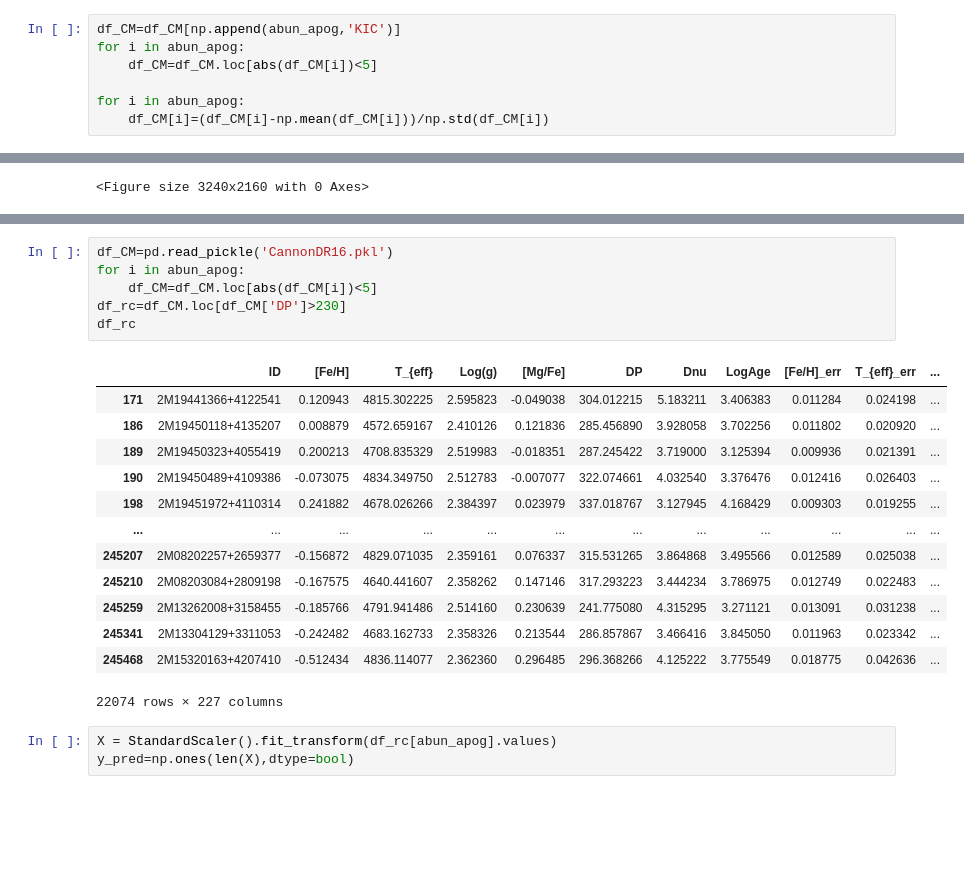
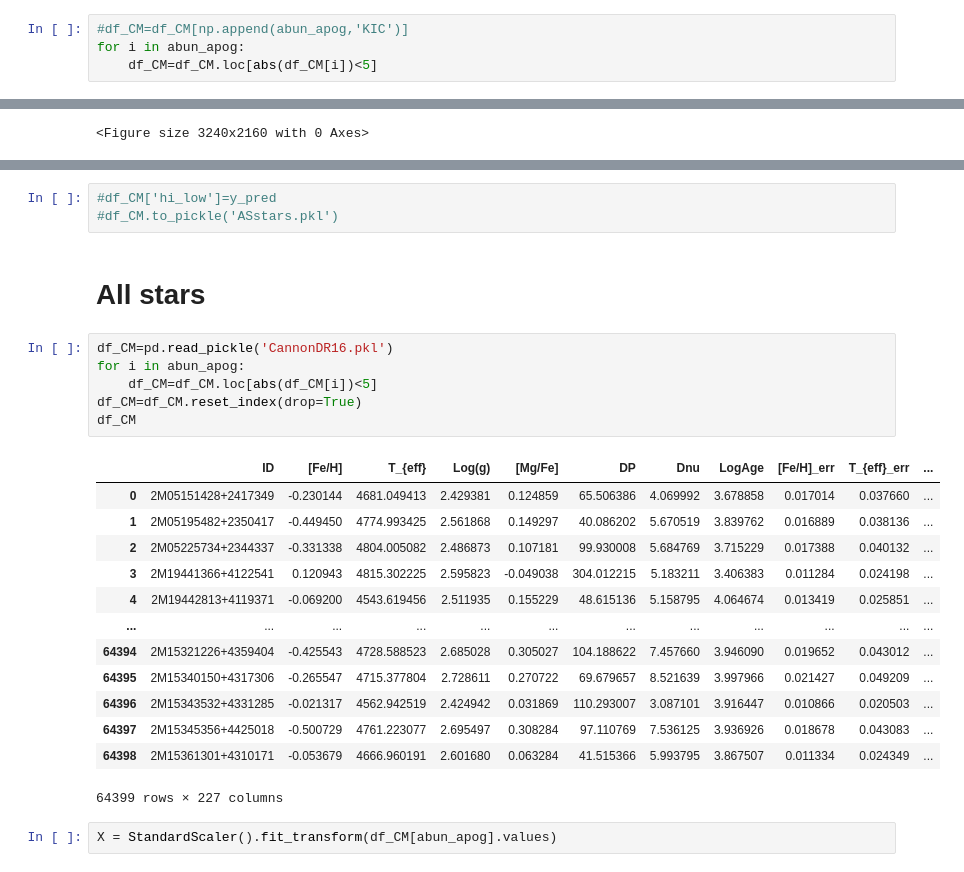
Before and after one commit to lyx12311/HighAlpha, a Jupyter notebook: Clusteralpha.ipynb, the cells around one changed output, grey strips where cells are left out. Cells and saved outputs as stored; diff of their text form; blank space fills up the shorter version.

```diff
--- a/Clusteralpha.ipynb
+++ b/Clusteralpha.ipynb
@@ -69,12 +69,9 @@ df_CM
 | 6726 | 290.007792 | 52.249667 | 12884930.0 | 19200187+5214588 | 4913.600098 | 89.400002 | -0.079 | 0.034 | 0.011 | 0.014 | ... | ... |
 6727 rows × 270 columns
 # %%
-df_CM=df_CM[np.append(abun_apog,'KIC')]
+#df_CM=df_CM[np.append(abun_apog,'KIC')]
 for i in abun_apog:
     df_CM=df_CM.loc[abs(df_CM[i])<5]
-
-for i in abun_apog:
-    df_CM[i]=(df_CM[i]-np.mean(df_CM[i]))/np.std(df_CM[i])
 # %%
 df_CM[abun_apog]
 # %% [output]
@@ -149,27 +146,31 @@ plt.xlabel('[Fe/H]')
 plt.tight_layout()
 # %% [output]
 [figure]
+# %%
+#df_CM['hi_low']=y_pred
+#df_CM.to_pickle('ASstars.pkl')
+# %% [markdown]
+# All stars
 # %%
 df_CM=pd.read_pickle('CannonDR16.pkl')
 for i in abun_apog:
     df_CM=df_CM.loc[abs(df_CM[i])<5]
-df_rc=df_CM.loc[df_CM['DP']>230]
-df_rc
+df_CM=df_CM.reset_index(drop=True)
+df_CM
 # %% [output]
 |  | ID | [Fe/H] | T_{eff} | Log(g) | [Mg/Fe] | DP | Dnu | LogAge | [Fe/H]_err | T_{eff}_err | ... |
-| 171 | 2M19441366+4122541 | 0.120943 | 4815.302225 | 2.595823 | -0.049038 | 304.012215 | 5.183211 | 3.406383 | 0.011284 | 0.024198 | ... |
-| 186 | 2M19450118+4135207 | 0.008879 | 4572.659167 | 2.410126 | 0.121836 | 285.456890 | 3.928058 | 3.702256 | 0.011802 | 0.020920 | ... |
-| 189 | 2M19450323+4055419 | 0.200213 | 4708.835329 | 2.519983 | -0.018351 | 287.245422 | 3.719000 | 3.125394 | 0.009936 | 0.021391 | ... |
-| 190 | 2M19450489+4109386 | -0.073075 | 4834.349750 | 2.512783 | -0.007077 | 322.074661 | 4.032540 | 3.376476 | 0.012416 | 0.026403 | ... |
-| 198 | 2M19451972+4110314 | 0.241882 | 4678.026266 | 2.384397 | 0.023979 | 337.018767 | 3.127945 | 4.168429 | 0.009303 | 0.019255 | ... |
+| 0 | 2M05151428+2417349 | -0.230144 | 4681.049413 | 2.429381 | 0.124859 | 65.506386 | 4.069992 | 3.678858 | 0.017014 | 0.037660 | ... |
+| 1 | 2M05195482+2350417 | -0.449450 | 4774.993425 | 2.561868 | 0.149297 | 40.086202 | 5.670519 | 3.839762 | 0.016889 | 0.038136 | ... |
+| 2 | 2M05225734+2344337 | -0.331338 | 4804.005082 | 2.486873 | 0.107181 | 99.930008 | 5.684769 | 3.715229 | 0.017388 | 0.040132 | ... |
+| 3 | 2M19441366+4122541 | 0.120943 | 4815.302225 | 2.595823 | -0.049038 | 304.012215 | 5.183211 | 3.406383 | 0.011284 | 0.024198 | ... |
+| 4 | 2M19442813+4119371 | -0.069200 | 4543.619456 | 2.511935 | 0.155229 | 48.615136 | 5.158795 | 4.064674 | 0.013419 | 0.025851 | ... |
 | ... | ... | ... | ... | ... | ... | ... | ... | ... | ... | ... | ... |
-| 245207 | 2M08202257+2659377 | -0.156872 | 4829.071035 | 2.359161 | 0.076337 | 315.531265 | 3.864868 | 3.495566 | 0.012589 | 0.025038 | ... |
-| 245210 | 2M08203084+2809198 | -0.167575 | 4640.441607 | 2.358262 | 0.147146 | 317.293223 | 3.444234 | 3.786975 | 0.012749 | 0.022483 | ... |
-| 245259 | 2M13262008+3158455 | -0.185766 | 4791.941486 | 2.514160 | 0.230639 | 241.775080 | 4.315295 | 3.271121 | 0.013091 | 0.031238 | ... |
-| 245341 | 2M13304129+3311053 | -0.242482 | 4683.162733 | 2.358326 | 0.213544 | 286.857867 | 3.466416 | 3.845050 | 0.011963 | 0.023342 | ... |
-| 245468 | 2M15320163+4207410 | -0.512434 | 4836.114077 | 2.362360 | 0.296485 | 296.368266 | 4.125222 | 3.775549 | 0.018775 | 0.042636 | ... |
+| 64394 | 2M15321226+4359404 | -0.425543 | 4728.588523 | 2.685028 | 0.305027 | 104.188622 | 7.457660 | 3.946090 | 0.019652 | 0.043012 | ... |
+| 64395 | 2M15340150+4317306 | -0.265547 | 4715.377804 | 2.728611 | 0.270722 | 69.679657 | 8.521639 | 3.997966 | 0.021427 | 0.049209 | ... |
+| 64396 | 2M15343532+4331285 | -0.021317 | 4562.942519 | 2.424942 | 0.031869 | 110.293007 | 3.087101 | 3.916447 | 0.010866 | 0.020503 | ... |
+| 64397 | 2M15345356+4425018 | -0.500729 | 4761.223077 | 2.695497 | 0.308284 | 97.110769 | 7.536125 | 3.936926 | 0.018678 | 0.043083 | ... |
+| 64398 | 2M15361301+4310171 | -0.053679 | 4666.960191 | 2.601680 | 0.063284 | 41.515366 | 5.993795 | 3.867507 | 0.011334 | 0.024349 | ... |
-22074 rows × 227 columns
+64399 rows × 227 columns
 # %%
-X = StandardScaler().fit_transform(df_rc[abun_apog].values)
-y_pred=np.ones(len(X),dtype=bool)
+X = StandardScaler().fit_transform(df_CM[abun_apog].values)
 # %%
```
Also changed, not shown: parts of 14 cells of this notebook, 6 other files.
